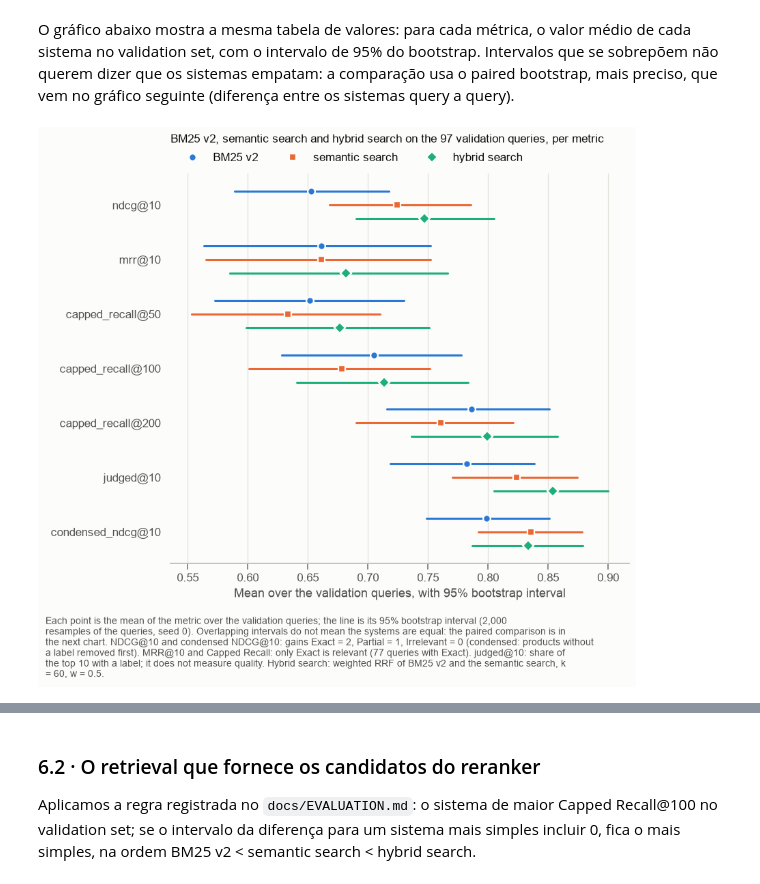
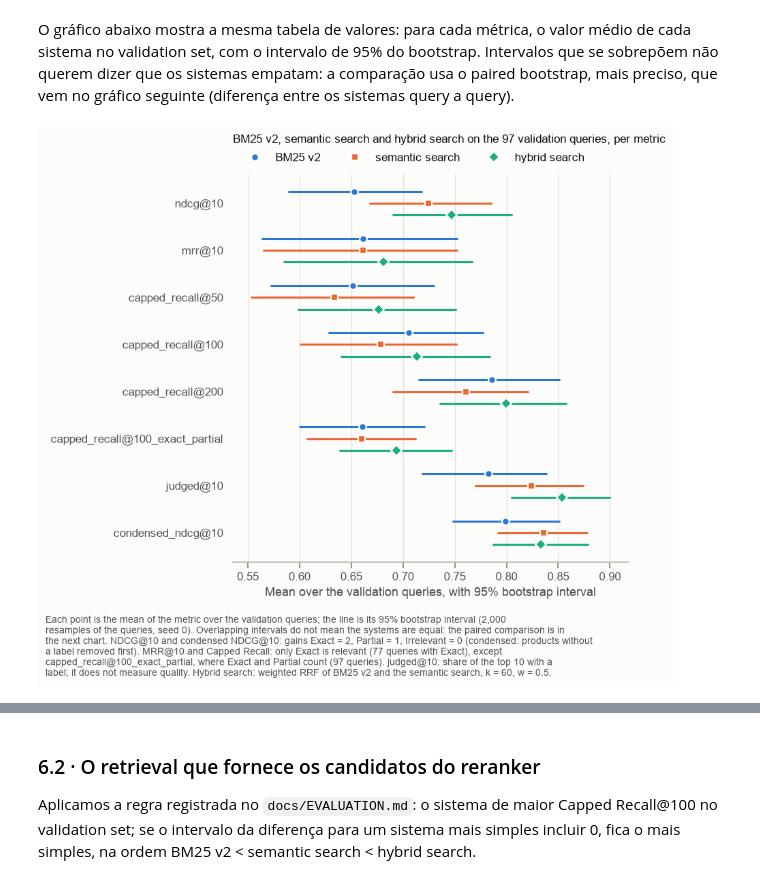
Before and after one commit to lubepe/ml_challenge, a Jupyter notebook: notebooks/03_semantic_hybrid.ipynb, the cells around one changed output, grey strips where cells are left out. Drawn from its saved outputs; the diff is of its cells as text; code cells hidden in the pictures.

```diff
--- a/notebooks/03_semantic_hybrid.ipynb
+++ b/notebooks/03_semantic_hybrid.ipynb
@@ -419,7 +422,8 @@ A grade foi fixada antes de rodar (`docs/EVALUATION.md`): **product text** (shor
 
 O resultado da combinação escolhida no train set é otimista (é a melhor entre 4) e não entra na comparação entre sistemas.
 # %%
-METRICS = ["ndcg@10", "mrr@10", "capped_recall@50", "capped_recall@100", "capped_recall@200", "judged@10", "condensed_ndcg@10"]
+METRICS = ["ndcg@10", "mrr@10", "capped_recall@50", "capped_recall@100", "capped_recall@200",
+           "capped_recall@100_exact_partial", "judged@10", "condensed_ndcg@10"]
 
 
 def combination_name(text_name: str, prefix_name: str) -> str:
@@ -438,7 +442,7 @@ print(f"grid of {len(semantic_tuning)} combinations in {time.perf_counter() - st
 
 display(plots.table(semantic_tuning.set_index("system")[METRICS].rename_axis("combination"),
                     "Semantic search tuning: mean of each metric on the 287 train queries",
-                    note="MRR@10 and Capped Recall: Exact only, 227 train queries with Exact. bge prefix: the query starts with "
+                    note="MRR@10 and Capped Recall: Exact only (capped_recall@100_exact_partial: Exact and Partial), 227 train queries with Exact. bge prefix: the query starts with "
                          "'Represent this sentence for searching relevant passages: '.", precision=3))
 semantic_chosen = evaluate.select_tuned(semantic_tuning)
 print(f"chosen: {semantic_chosen['system']} | train capped_recall@100 = {semantic_chosen['capped_recall@100']:.3f}, "
@@ -692,7 +699,8 @@ plots.add_caption(fig, (
     "Paired difference: the metric of the semantic search minus the metric of BM25 v2 on the same query, averaged over "
     "queries; the interval comes from 2,000 bootstrap resamples of the queries (seed 0). Blue: the interval excludes 0; "
     "grey: it includes 0. NDCG@10 and condensed NDCG@10 use gains Exact = 2, Partial = 1, Irrelevant = 0 (condensed: "
-    "products without a label removed first); MRR@10 and Capped Recall use only Exact as relevant (77 queries with Exact). "
+    "products without a label removed first); MRR@10 and Capped Recall use only Exact as relevant (77 queries with Exact), "
+    "except capped_recall@100_exact_partial, where Exact and Partial count (97 queries). "
     "Semantic search: bge-small-en-v1.5 embeddings of the long product text, query with the bge prefix, cosine similarity. "
     "BM25 v2: plural removal and product_features without yes/no and numeric values, k1 = 1.2, b = 0.5."
 ))
@@ -1231,22 +1242,23 @@ O gráfico abaixo mostra a mesma tabela de valores: para cada métrica, o valor
 # %%
 SYSTEM_NAMES = {"BM25 v2": "BM25 v2", "semantic": "semantic search", "hybrid": "hybrid search"}
 fig, ax = plt.subplots(figsize=(8, 6.5))
 validation_summaries = {SYSTEM_NAMES[system]: evaluate.summary_table(per_query).loc[METRICS] for system, per_query in validation_per_query.items()}
 plots.interval_dot_plot(ax, METRICS, {name: (summary["mean"], summary["ci_low"], summary["ci_high"])
                                       for name, summary in validation_summaries.items()})
 ax.set_title("BM25 v2, semantic search and hybrid search on the 97 validation queries, per metric", pad=30)
 ax.set_xlabel("Mean over the validation queries, with 95% bootstrap interval")
 fig.tight_layout()
 plots.add_caption(fig, (
     "Each point is the mean of the metric over the validation queries; the line is its 95% bootstrap interval (2,000 resamples "
     "of the queries, seed 0). Overlapping intervals do not mean the systems are equal: the paired comparison is in the next chart. "
     "NDCG@10 and condensed NDCG@10: gains Exact = 2, Partial = 1, Irrelevant = 0 (condensed: products without a label removed "
-    "first). MRR@10 and Capped Recall: only Exact is relevant (77 queries with Exact). judged@10: share of the top 10 with a label; "
+    "first). MRR@10 and Capped Recall: only Exact is relevant (77 queries with Exact), except capped_recall@100_exact_partial, "
+    "where Exact and Partial count (97 queries). judged@10: share of the top 10 with a label; "
     "it does not measure quality. Hybrid search: weighted RRF of BM25 v2 and the semantic search, k = 60, w = 0.5."
 ))
 plt.show()
 # %% [output]
-[figure, old version]
+[figure, new version]
 # %%
 fig, axes = plt.subplots(2, 1, figsize=(8, 7.5))
 for ax, other in zip(axes, ["BM25 v2", "semantic"]):
```
Also changed, not shown: parts of 16 cells of this notebook, 31 other files.
